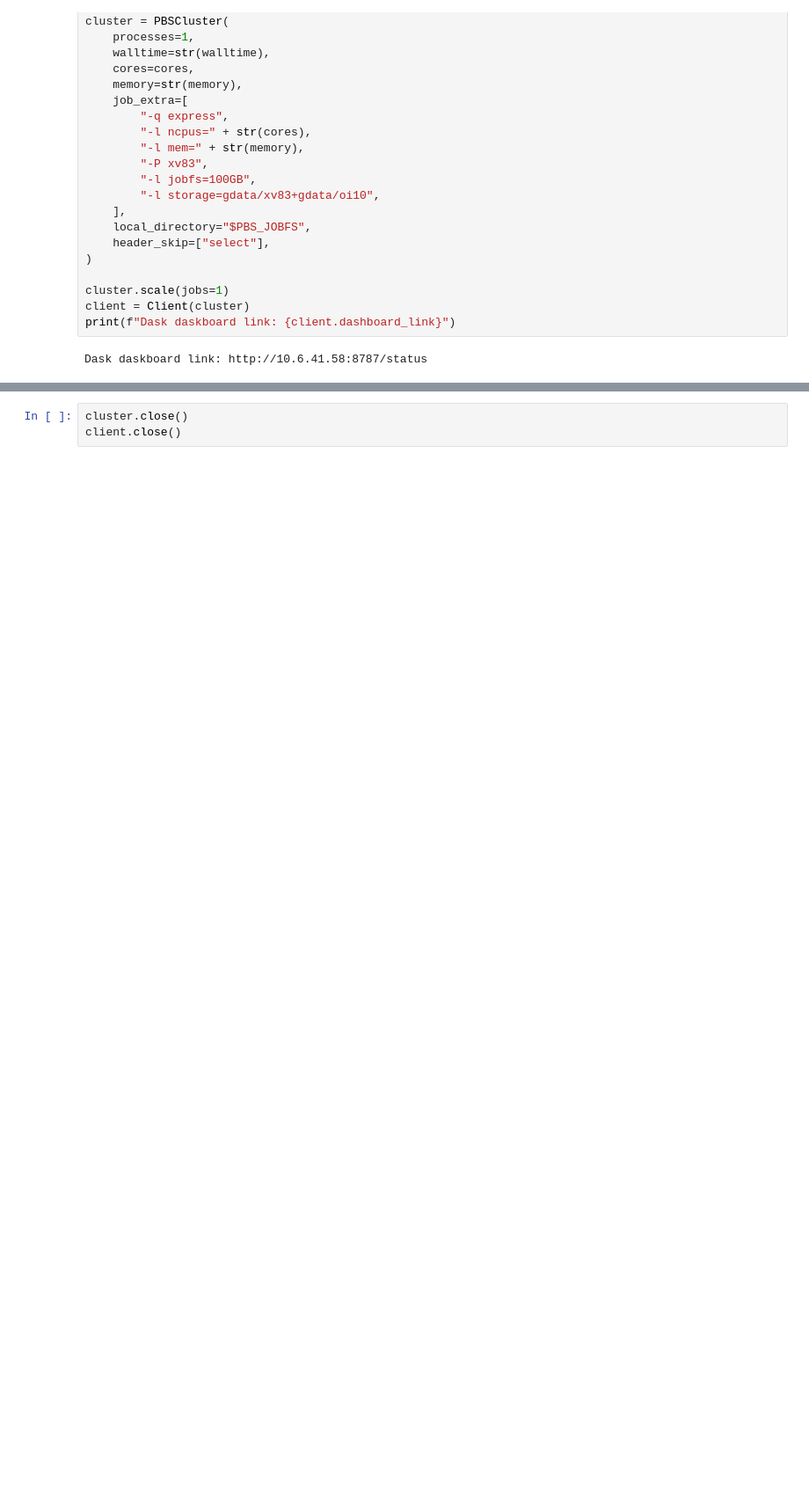
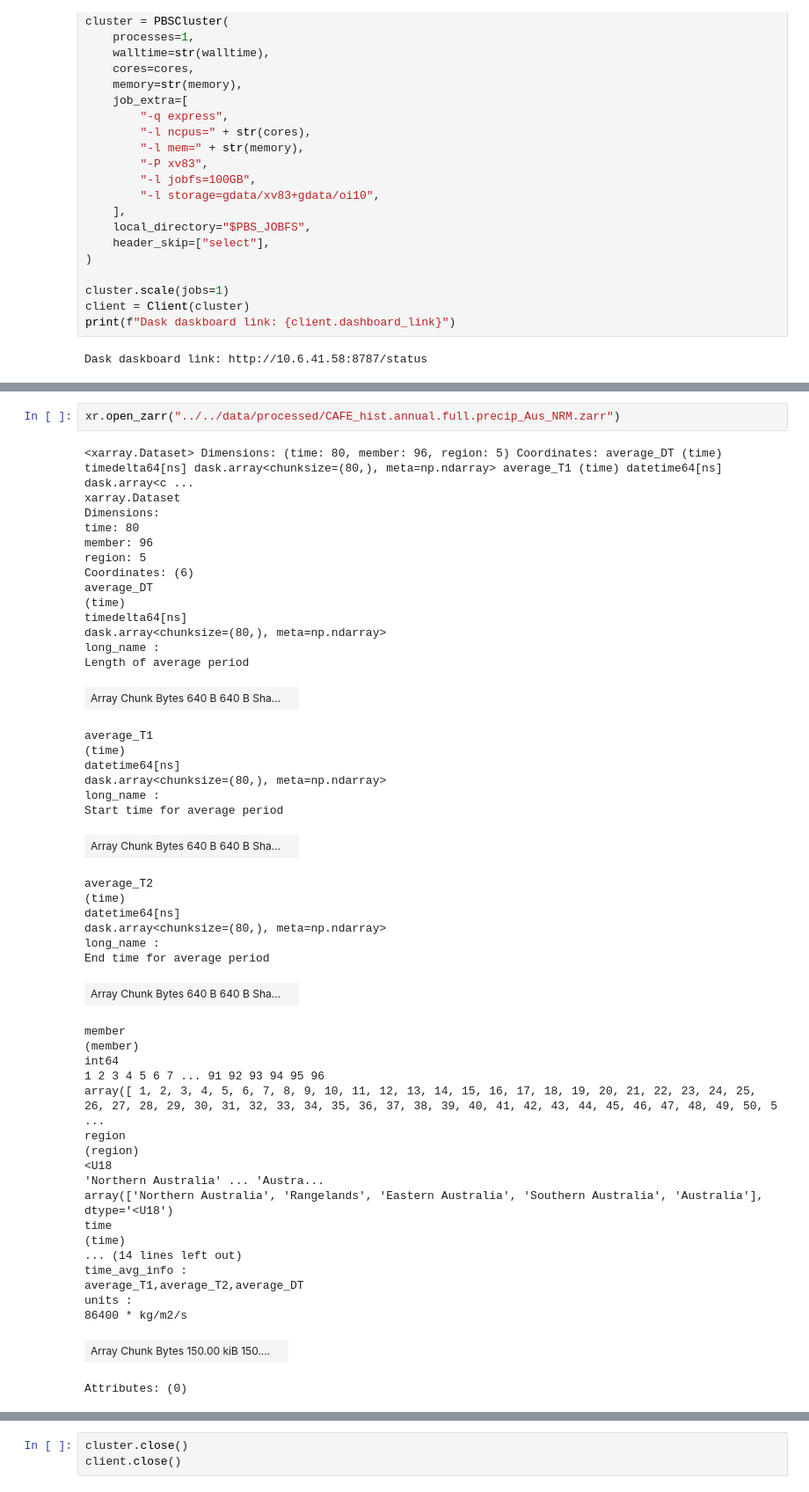
Before and after one commit to dougiesquire/CAFE-f6_documentation, a Jupyter notebook: notebooks/exploratory/prepare_data.ipynb, the cells around one changed output, grey strips where cells are left out. Shown at 88% size. Cells and saved outputs as stored; diff of their text form; blank space fills up the shorter version.

```diff
--- a/notebooks/exploratory/prepare_data.ipynb
+++ b/notebooks/exploratory/prepare_data.ipynb
@@ -61,0 +62,50 @@ Wall time: 54 s
+# %%
+xr.open_zarr("../../data/processed/CAFE_hist.annual.full.precip_Aus_NRM.zarr")
+# %% [output]
+<xarray.Dataset> Dimensions: (time: 80, member: 96, region: 5) Coordinates: average_DT (time) timedelta64[ns] dask.array<chunksize=(80,), meta=np.ndarray> average_T1 (time) datetime64[ns] dask.array<c ...
+xarray.Dataset
+Dimensions:
+time: 80
+member: 96
+region: 5
+Coordinates: (6)
+average_DT
+(time)
+timedelta64[ns]
+dask.array<chunksize=(80,), meta=np.ndarray>
+long_name :
+Length of average period
+| Array Chunk Bytes 640 B 640 B Sha... |  |
+average_T1
+(time)
+datetime64[ns]
+dask.array<chunksize=(80,), meta=np.ndarray>
+long_name :
+Start time for average period
+| Array Chunk Bytes 640 B 640 B Sha... |  |
+average_T2
+(time)
+datetime64[ns]
+dask.array<chunksize=(80,), meta=np.ndarray>
+long_name :
+End time for average period
+| Array Chunk Bytes 640 B 640 B Sha... |  |
+member
+(member)
+int64
+1 2 3 4 5 6 7 ... 91 92 93 94 95 96
+array([ 1, 2, 3, 4, 5, 6, 7, 8, 9, 10, 11, 12, 13, 14, 15, 16, 17, 18, 19, 20, 21, 22, 23, 24, 25, 26, 27, 28, 29, 30, 31, 32, 33, 34, 35, 36, 37, 38, 39, 40, 41, 42, 43, 44, 45, 46, 47, 48, 49, 50, 5 ...
+region
+(region)
+<U18
+'Northern Australia' ... 'Austra...
+array(['Northern Australia', 'Rangelands', 'Eastern Australia', 'Southern Australia', 'Australia'], dtype='<U18')
+time
+(time)
+... (14 lines left out)
+time_avg_info :
+average_T1,average_T2,average_DT
+units :
+86400 * kg/m2/s
+| Array Chunk Bytes 150.00 kiB 150.... |  |
+Attributes: (0)
```
Also changed, not shown: parts of 2 cells of this notebook, 2 other files.
